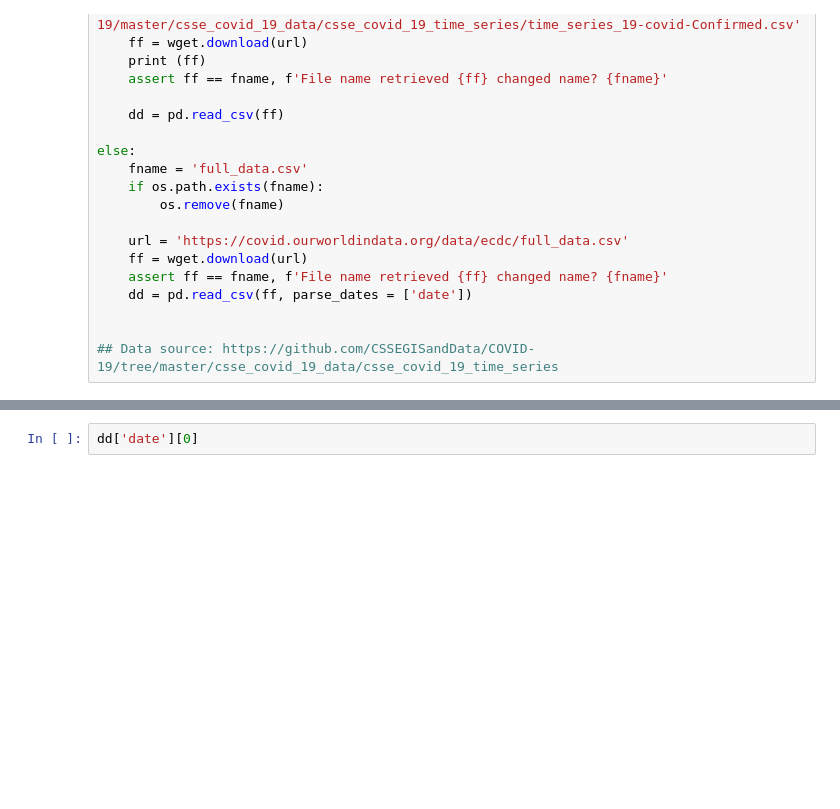
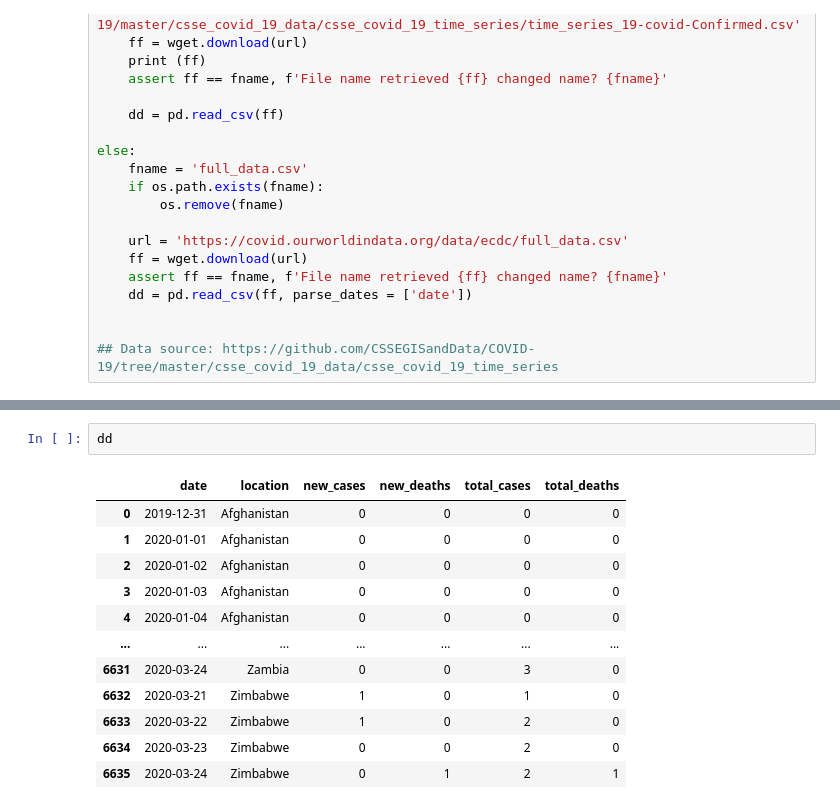
Before and after one commit to aaorsi/covid, a Jupyter notebook: check_covid.ipynb, the cells around one changed output, grey strips where cells are left out. Saved outputs shown, nothing was run; the diff lists cells and outputs as text; blank space fills up the shorter version.

```diff
--- a/check_covid.ipynb
+++ b/check_covid.ipynb
@@ -55,5 +55,17 @@ array(['Afghanistan', 'Albania', 'Algeria', 'Andorra', 'Angola',
        'Uruguay', 'Uzbekistan', 'Vatican', 'Venezuela', 'Vietnam',
        'World', 'Zambia', 'Zimbabwe'], dtype=object)
 # %%
-dd['date'][0]
+dd
 # %% [output]
+|  | date | location | new_cases | new_deaths | total_cases | total_deaths |
+| 0 | 2019-12-31 | Afghanistan | 0 | 0 | 0 | 0 |
+| 1 | 2020-01-01 | Afghanistan | 0 | 0 | 0 | 0 |
+| 2 | 2020-01-02 | Afghanistan | 0 | 0 | 0 | 0 |
+| 3 | 2020-01-03 | Afghanistan | 0 | 0 | 0 | 0 |
+| 4 | 2020-01-04 | Afghanistan | 0 | 0 | 0 | 0 |
+| ... | ... | ... | ... | ... | ... | ... |
+| 6631 | 2020-03-24 | Zambia | 0 | 0 | 3 | 0 |
+| 6632 | 2020-03-21 | Zimbabwe | 1 | 0 | 1 | 0 |
+| 6633 | 2020-03-22 | Zimbabwe | 1 | 0 | 2 | 0 |
+| 6634 | 2020-03-23 | Zimbabwe | 0 | 0 | 2 | 0 |
+| 6635 | 2020-03-24 | Zimbabwe | 0 | 1 | 2 | 1 |
```
Also changed, not shown: parts of 8 cells of this notebook.
